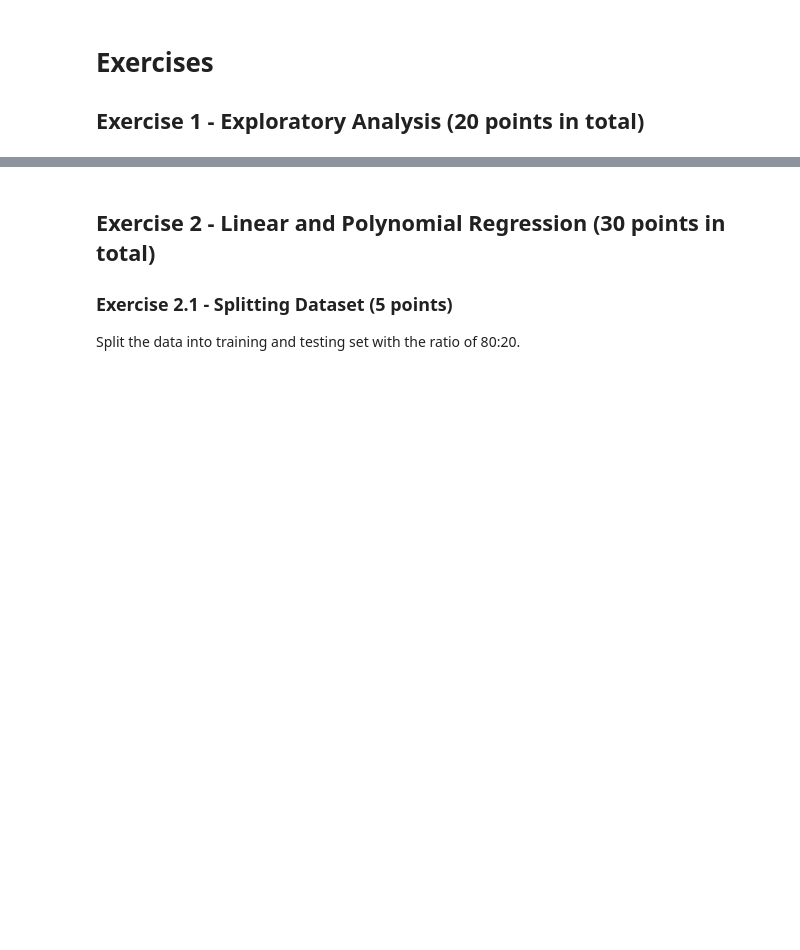
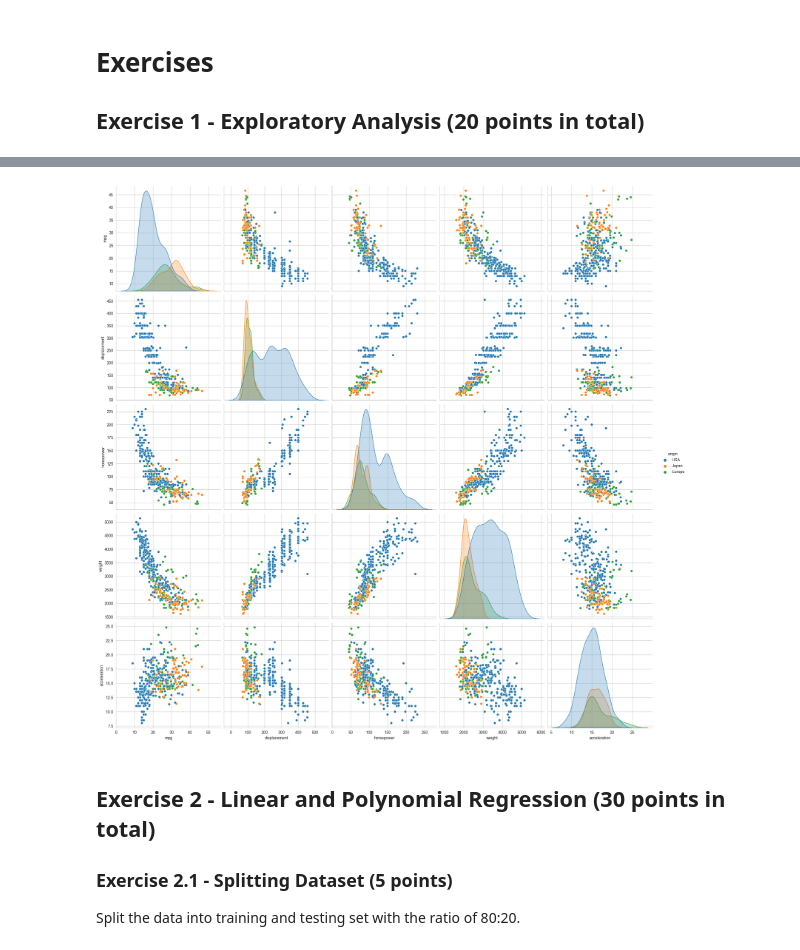
Before and after one commit to tran1174/ecs171, a Jupyter notebook: Homework1/HW1.ipynb, the cells around one changed output, grey strips where cells are left out. Cells and saved outputs as stored; diff of their text form; code cells hidden in the pictures; blank space fills up the shorter version.

```diff
--- a/Homework1/HW1.ipynb
+++ b/Homework1/HW1.ipynb
@@ -44,6 +96,12 @@ Note that there is no requirement on the diagonals. You can leave empty or use o
 
 Requirements
  - The points should be colored based on the column ``origin``.
+# %%
+seaborn.set_style("whitegrid")
+seaborn.pairplot(mpg, hue='origin', height=4)
+plt.show()
+# %% [output]
+[figure, added]
 # %% [markdown]
 ## Exercise 2 - Linear and Polynomial Regression (30 points in total)
 
```
Also changed, not shown: parts of 6 cells of this notebook.
